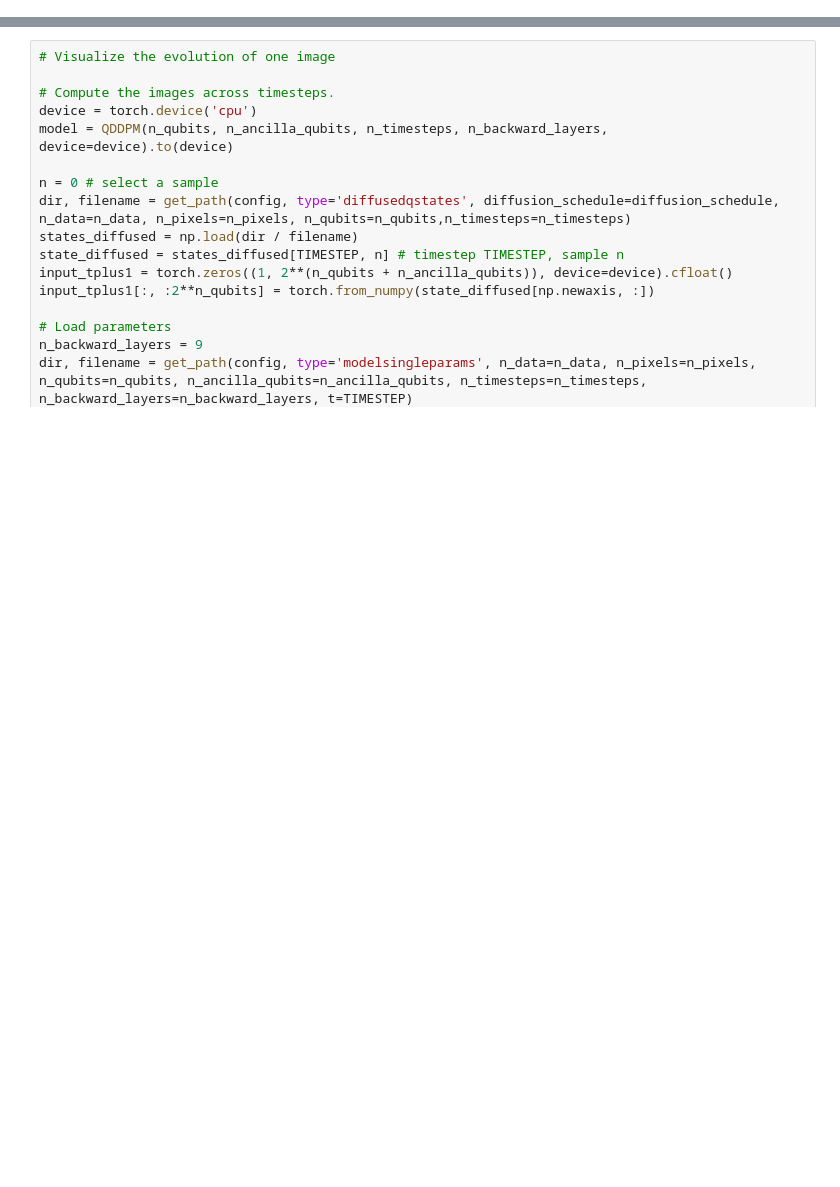
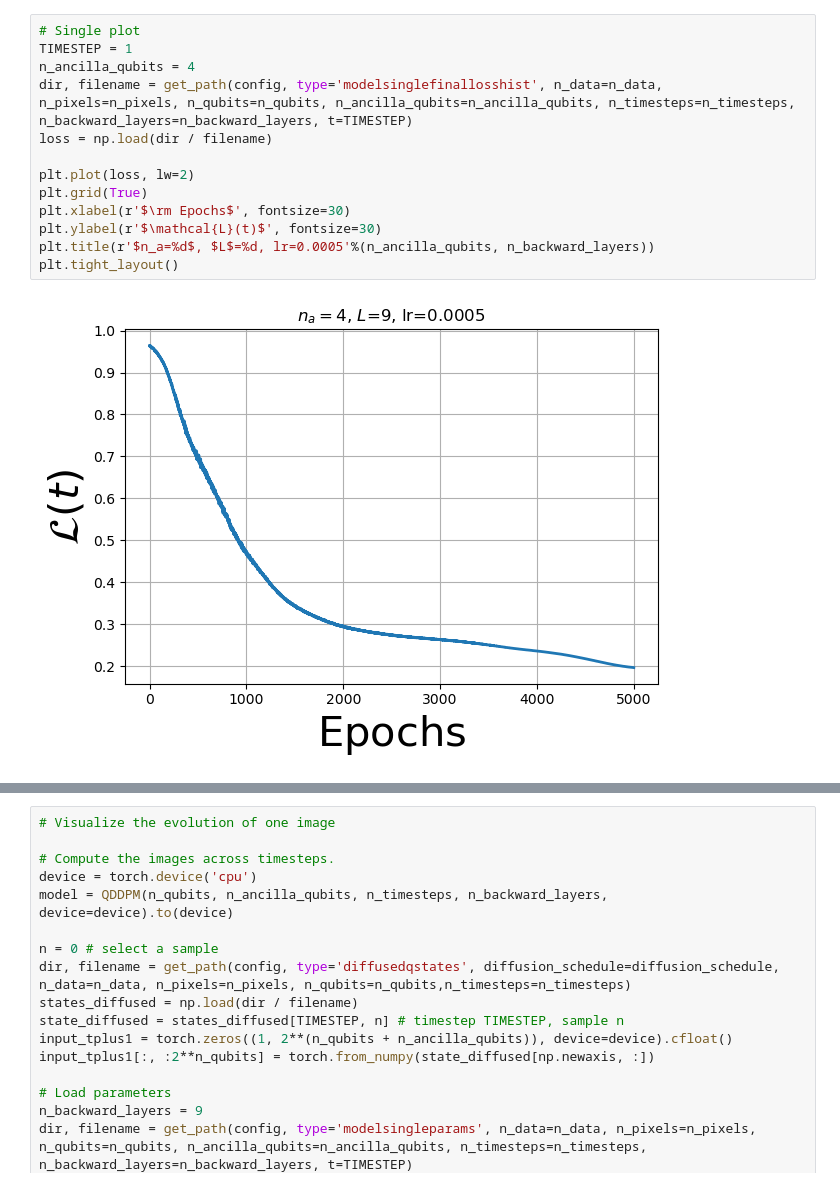
Before and after one commit to alapena/QuantGenMdl, a Jupyter notebook: visualize_denoising_singletimestep.ipynb, the cells around one changed output, grey strips where cells are left out. Saved outputs shown, nothing was run; the diff lists cells and outputs as text; blank space fills up the shorter version.

```diff
--- a/visualize_denoising_singletimestep.ipynb
+++ b/visualize_denoising_singletimestep.ipynb
@@ -49,0 +48,15 @@ tensor([[0.0002-1.0165e-05j, 0.0015-3.7132e-05j, 0.0029-7.8635e-05j,
+# %%
+# Single plot
+TIMESTEP = 1
+n_ancilla_qubits = 4
+dir, filename = get_path(config, type='modelsinglefinallosshist', n_data=n_data, n_pixels=n_pixels, n_qubits=n_qubits, n_ancilla_qubits=n_ancilla_qubits, n_timesteps=n_timesteps, n_backward_layers=n_backward_layers, t=TIMESTEP)
+loss = np.load(dir / filename)
+
+plt.plot(loss, lw=2)
+plt.grid(True)
+plt.xlabel(r'$\rm Epochs$', fontsize=30)
+plt.ylabel(r'$\mathcal{L}(t)$', fontsize=30)
+plt.title(r'$n_a=%d$, $L$=%d, lr=0.0005'%(n_ancilla_qubits, n_backward_layers))
+plt.tight_layout()
+# %% [output]
+[figure, added]
```
Also changed, not shown: parts of 5 cells of this notebook, 4 other files.
